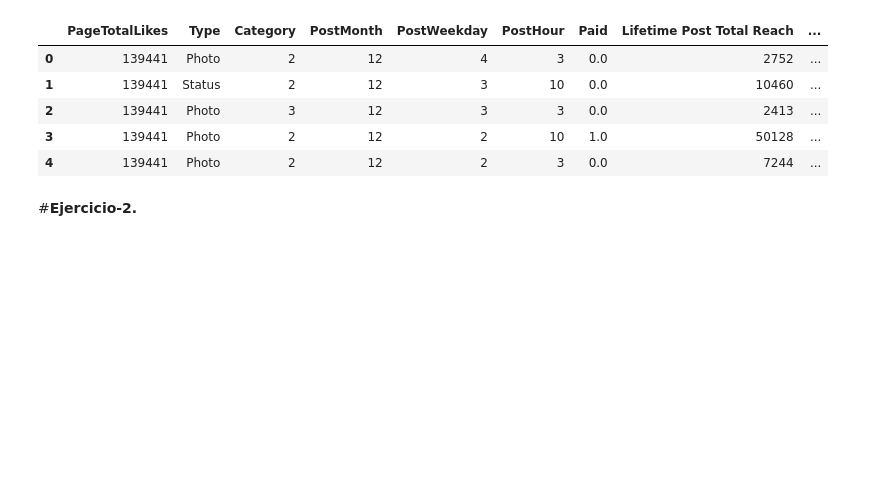
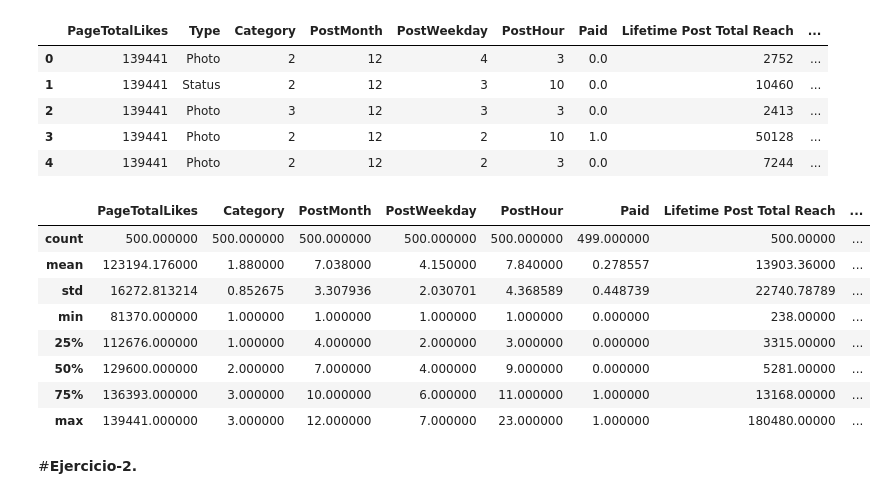
Before and after one commit to aalr007/iayaa-Equipo-19, a Jupyter notebook: MNA_IAyAA_semana_7_Actividad.ipynb, the cells around one changed output. Saved outputs shown, nothing was run; the diff lists cells and outputs as text; code cells hidden in the pictures; blank space fills up the shorter version.

```diff
--- a/MNA_IAyAA_semana_7_Actividad.ipynb
+++ b/MNA_IAyAA_semana_7_Actividad.ipynb
@@ -62,6 +76,18 @@ miDF.head()
 | 2 | 139441 | Photo | 3 | 12 | 3 | 3 | 0.0 | 2413 | ... |
 | 3 | 139441 | Photo | 2 | 12 | 2 | 10 | 1.0 | 50128 | ... |
 | 4 | 139441 | Photo | 2 | 12 | 2 | 3 | 0.0 | 7244 | ... |
+# %%
+miDF.describe()
+# %% [output]
+|  | PageTotalLikes | Category | PostMonth | PostWeekday | PostHour | Paid | Lifetime Post Total Reach | ... |
+| count | 500.000000 | 500.000000 | 500.000000 | 500.000000 | 500.000000 | 499.000000 | 500.00000 | ... |
+| mean | 123194.176000 | 1.880000 | 7.038000 | 4.150000 | 7.840000 | 0.278557 | 13903.36000 | ... |
+| std | 16272.813214 | 0.852675 | 3.307936 | 2.030701 | 4.368589 | 0.448739 | 22740.78789 | ... |
+| min | 81370.000000 | 1.000000 | 1.000000 | 1.000000 | 1.000000 | 0.000000 | 238.00000 | ... |
+| 25% | 112676.000000 | 1.000000 | 4.000000 | 2.000000 | 3.000000 | 0.000000 | 3315.00000 | ... |
+| 50% | 129600.000000 | 2.000000 | 7.000000 | 4.000000 | 9.000000 | 0.000000 | 5281.00000 | ... |
+| 75% | 136393.000000 | 3.000000 | 10.000000 | 6.000000 | 11.000000 | 1.000000 | 13168.00000 | ... |
+| max | 139441.000000 | 3.000000 | 12.000000 | 7.000000 | 23.000000 | 1.000000 | 180480.00000 | ... |
 # %% [markdown]
 #**Ejercicio-2.**
 # %%
```
Also changed, not shown: parts of 10 cells of this notebook.
